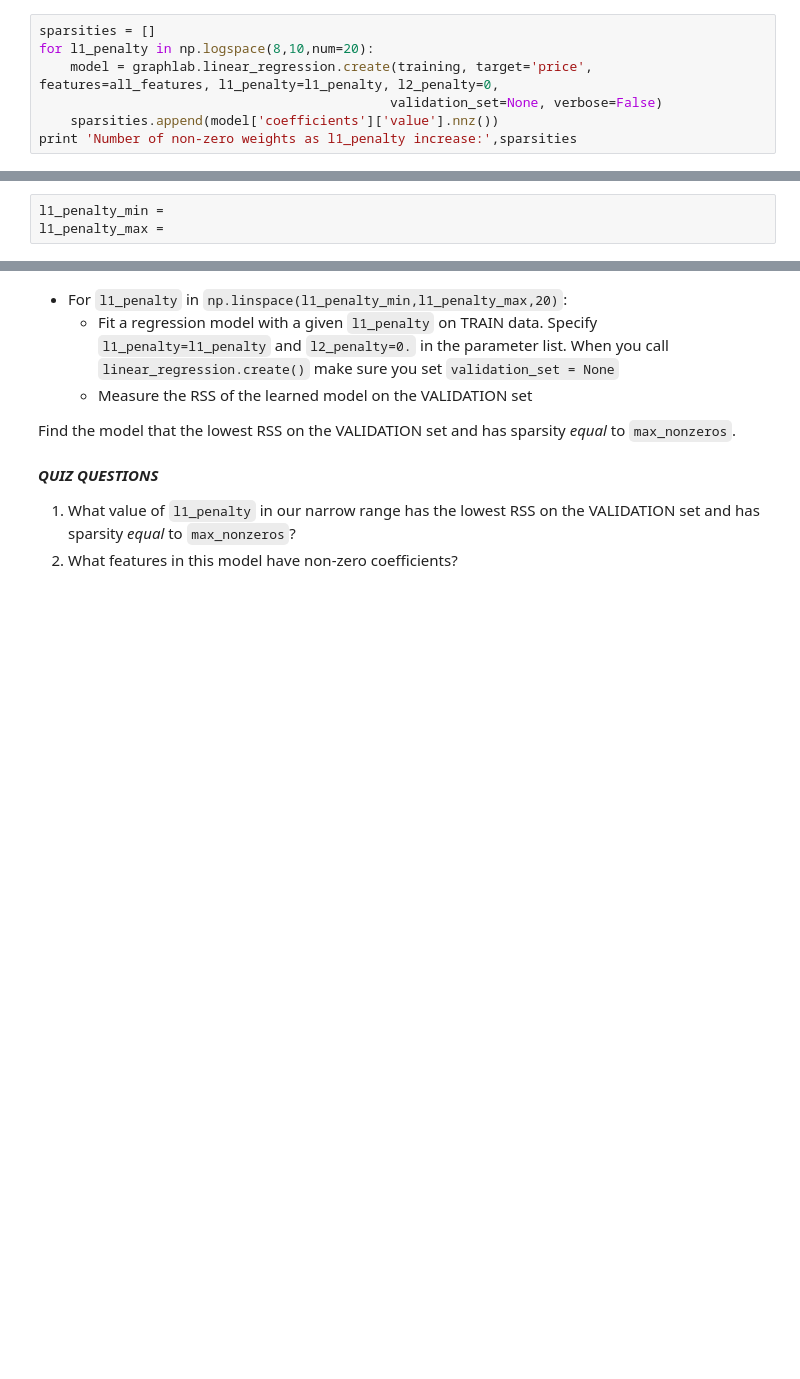
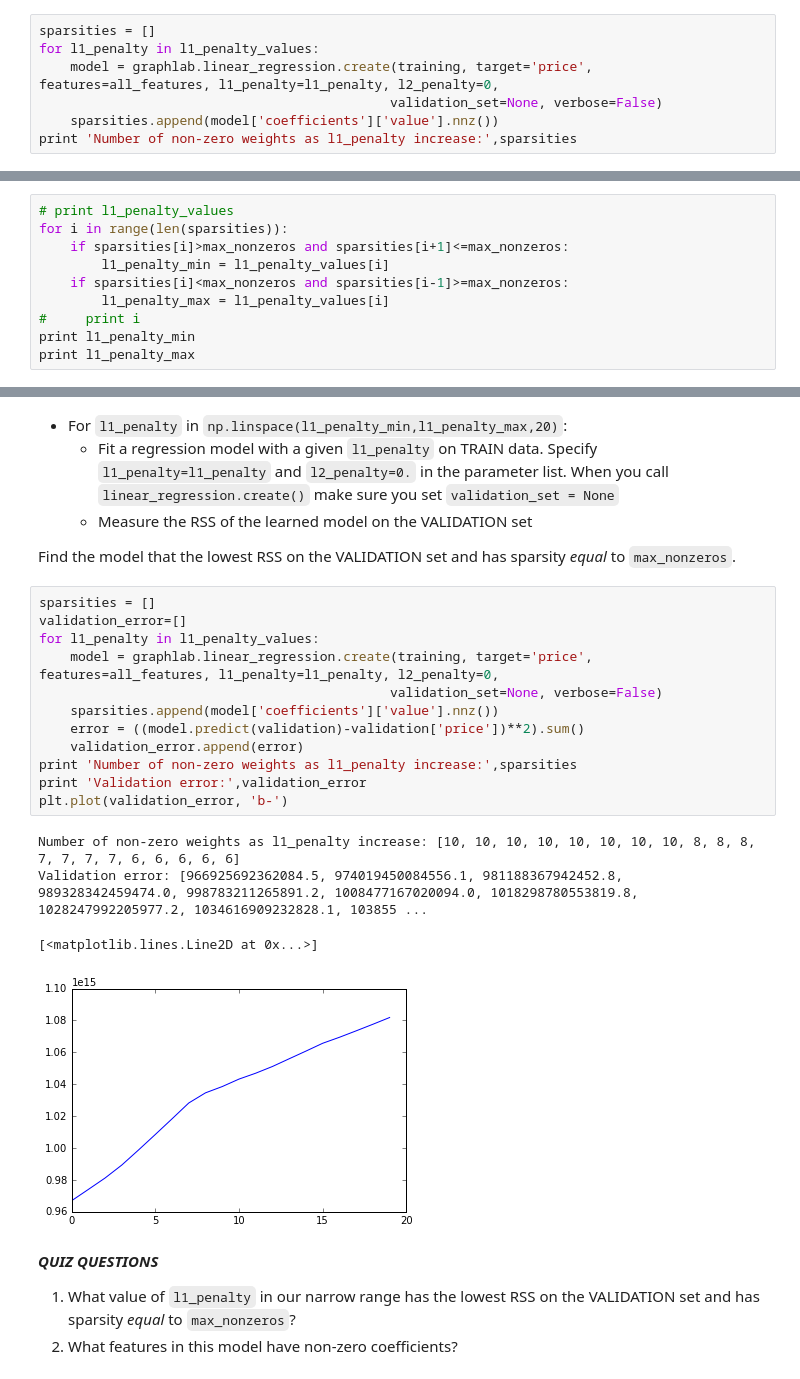
Before and after one commit to lucy9215/ml-coursera-ipynb, a Jupyter notebook: MachineLearningRegression/week-5-lasso-assignment-1-finished-with-doubts.ipynb, the cells around one changed output, grey strips where cells are left out. Saved outputs shown, nothing was run; the diff lists cells and outputs as text; blank space fills up the shorter version.

```diff
--- a/MachineLearningRegression/week-5-lasso-assignment-1-blank.ipynb
+++ b/MachineLearningRegression/week-5-lasso-assignment-1-finished-with-doubts.ipynb
@@ -218,7 +217,7 @@ Now, implement a loop that search through this space of possible `l1_penalty` va
         * *Hint: `model['coefficients']['value']` gives you an SArray with the parameters you learned.  If you call the method `.nnz()` on it, you will find the number of non-zero parameters!*
 # %%
 sparsities = []
-for l1_penalty in np.logspace(8,10,num=20):
+for l1_penalty in l1_penalty_values:
     model = graphlab.linear_regression.create(training, target='price', features=all_features, l1_penalty=l1_penalty, l2_penalty=0,
                                              validation_set=None, verbose=False)
     sparsities.append(model['coefficients']['value'].nnz())
@@ -238,6 +237,13 @@ More formally, find:
 *Hint: there are many ways to do this, e.g.:*
 * Programmatically within the loop above
 * Creating a list with the number of non-zeros for each value of `l1_penalty` and inspecting it to find the appropriate boundaries.
-# %%
-l1_penalty_min =
-l1_penalty_max =
+# %%
+# print l1_penalty_values
+for i in range(len(sparsities)):
+    if sparsities[i]>max_nonzeros and sparsities[i+1]<=max_nonzeros:
+        l1_penalty_min = l1_penalty_values[i]
+    if sparsities[i]<max_nonzeros and sparsities[i-1]>=max_nonzeros:
+        l1_penalty_max = l1_penalty_values[i]
+#     print i
+print l1_penalty_min
+print l1_penalty_max
@@ -255,6 +264,23 @@ l1_penalty_values = np.linspace(l1_penalty_min,l1_penalty_max,20)
     * Measure the RSS of the learned model on the VALIDATION set
 
 Find the model that the lowest RSS on the VALIDATION set and has sparsity *equal* to `max_nonzeros`.
+# %%
+sparsities = []
+validation_error=[]
+for l1_penalty in l1_penalty_values:
+    model = graphlab.linear_regression.create(training, target='price', features=all_features, l1_penalty=l1_penalty, l2_penalty=0,
+                                             validation_set=None, verbose=False)
+    sparsities.append(model['coefficients']['value'].nnz())
+    error = ((model.predict(validation)-validation['price'])**2).sum()
+    validation_error.append(error)
+print 'Number of non-zero weights as l1_penalty increase:',sparsities
+print 'Validation error:',validation_error
+plt.plot(validation_error, 'b-')
+# %% [output]
+Number of non-zero weights as l1_penalty increase: [10, 10, 10, 10, 10, 10, 10, 10, 8, 8, 8, 7, 7, 7, 7, 6, 6, 6, 6, 6]
+Validation error: [966925692362084.5, 974019450084556.1, 981188367942452.8, 989328342459474.0, 998783211265891.2, 1008477167020094.0, 1018298780553819.8, 1028247992205977.2, 1034616909232828.1, 103855 ...
+[<matplotlib.lines.Line2D at 0x...>]
+[figure, added]
 # %% [markdown]
 ***QUIZ QUESTIONS***
 1. What value of `l1_penalty` in our narrow range has the lowest RSS on the VALIDATION set and has sparsity *equal* to `max_nonzeros`?
```
Also changed, not shown: parts of 7 cells of this notebook, 1 other file.
